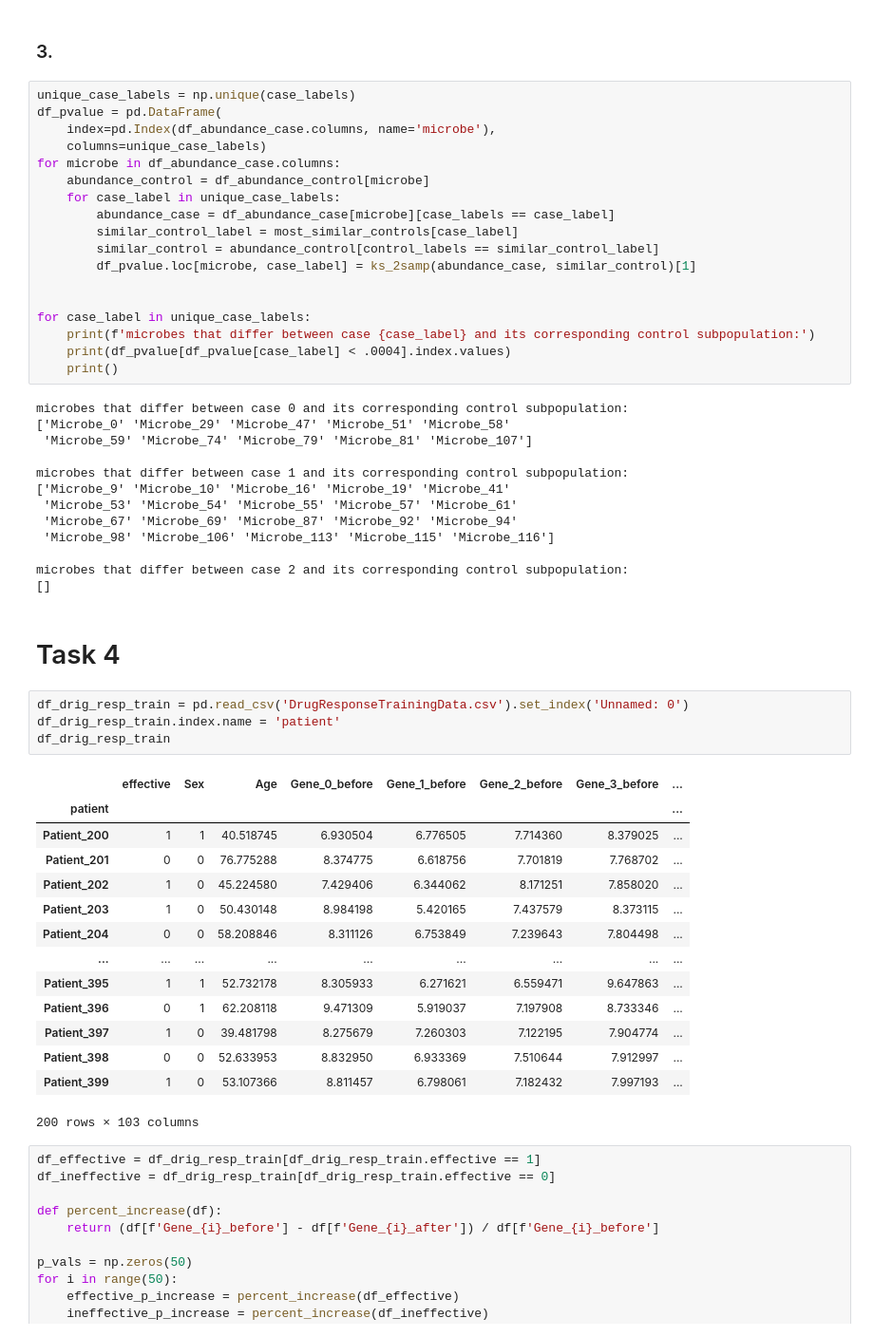
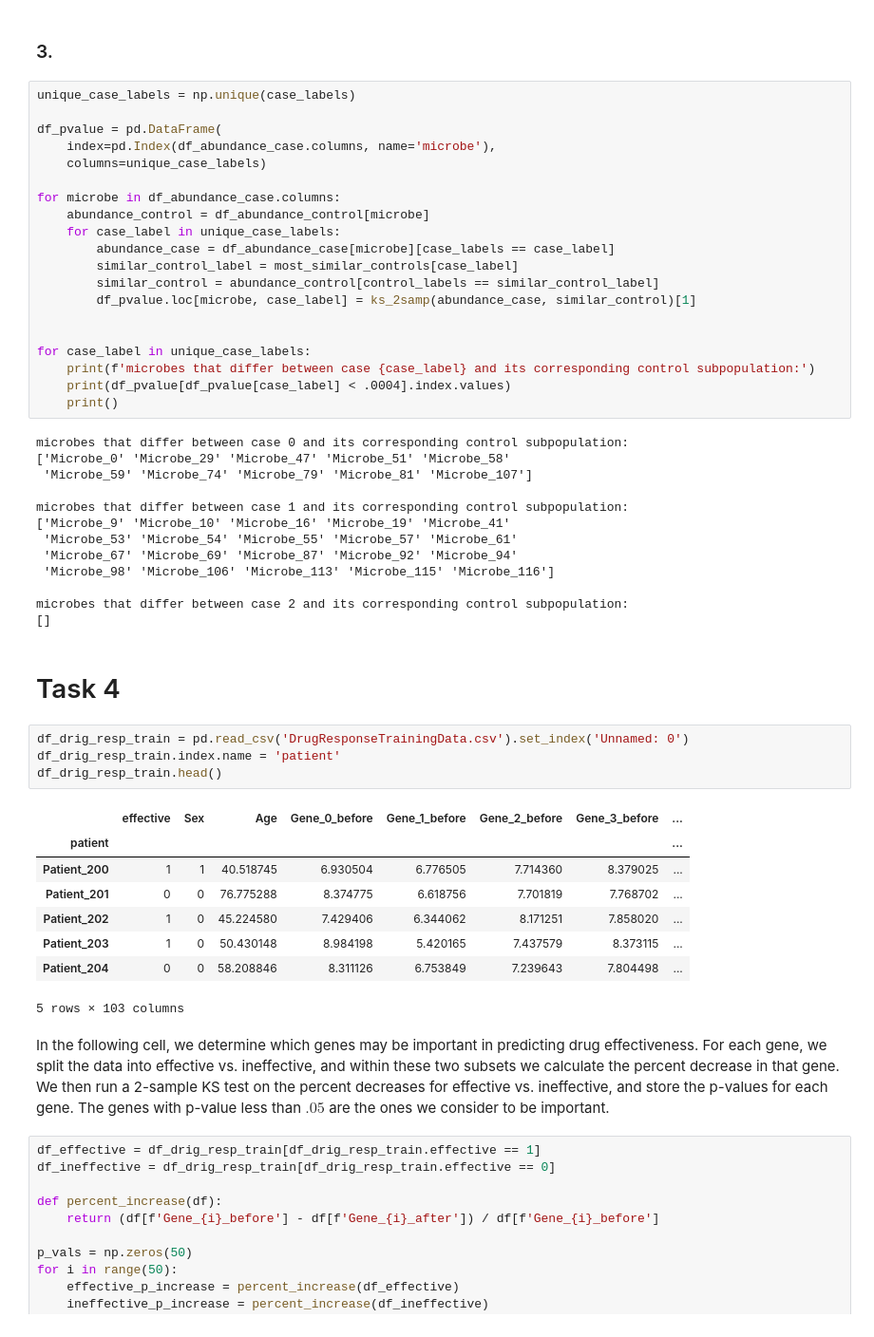
Before and after one commit to ArchieGertsman/ECE471-MP2, a Jupyter notebook: answers.ipynb, the cells around one changed output. Shown at 95% size. Drawn from its saved outputs; the diff is of its cells as text.

```diff
--- a/answers.ipynb
+++ b/answers.ipynb
@@ -741,9 +741,11 @@ case 2 is most similar to control 0, with prop different microbes = 0.0
 ### 3.
 # %%
 unique_case_labels = np.unique(case_labels)
+
 df_pvalue = pd.DataFrame(
     index=pd.Index(df_abundance_case.columns, name='microbe'),
     columns=unique_case_labels)
+
 for microbe in df_abundance_case.columns:
     abundance_control = df_abundance_control[microbe]
     for case_label in unique_case_labels:
@@ -775,22 +777,18 @@ microbes that differ between case 2 and its corresponding control subpopulation:
 # %%
 df_drig_resp_train = pd.read_csv('DrugResponseTrainingData.csv').set_index('Unnamed: 0')
 df_drig_resp_train.index.name = 'patient'
-df_drig_resp_train
+df_drig_resp_train.head()
 # %% [output]
 |  | effective | Sex | Age | Gene_0_before | Gene_1_before | Gene_2_before | Gene_3_before | ... |
 | patient |  |  |  |  |  |  |  | ... |
 | Patient_200 | 1 | 1 | 40.518745 | 6.930504 | 6.776505 | 7.714360 | 8.379025 | ... |
 | Patient_201 | 0 | 0 | 76.775288 | 8.374775 | 6.618756 | 7.701819 | 7.768702 | ... |
 | Patient_202 | 1 | 0 | 45.224580 | 7.429406 | 6.344062 | 8.171251 | 7.858020 | ... |
 | Patient_203 | 1 | 0 | 50.430148 | 8.984198 | 5.420165 | 7.437579 | 8.373115 | ... |
 | Patient_204 | 0 | 0 | 58.208846 | 8.311126 | 6.753849 | 7.239643 | 7.804498 | ... |
-| ... | ... | ... | ... | ... | ... | ... | ... | ... |
-| Patient_395 | 1 | 1 | 52.732178 | 8.305933 | 6.271621 | 6.559471 | 9.647863 | ... |
-| Patient_396 | 0 | 1 | 62.208118 | 9.471309 | 5.919037 | 7.197908 | 8.733346 | ... |
-| Patient_397 | 1 | 0 | 39.481798 | 8.275679 | 7.260303 | 7.122195 | 7.904774 | ... |
-| Patient_398 | 0 | 0 | 52.633953 | 8.832950 | 6.933369 | 7.510644 | 7.912997 | ... |
-| Patient_399 | 1 | 0 | 53.107366 | 8.811457 | 6.798061 | 7.182432 | 7.997193 | ... |
-200 rows × 103 columns
+5 rows × 103 columns
+# %% [markdown]
+In the following cell, we determine which genes may be important in predicting drug effectiveness. For each gene, we split the data into effective vs. ineffective, and within these two subsets we calculate the percent decrease in that gene. We then run a 2-sample KS test on the percent decreases for effective vs. ineffective, and store the p-values for each gene. The genes with p-value less than $.05$ are the ones we consider to be important.
 # %%
 df_effective = df_drig_resp_train[df_drig_resp_train.effective == 1]
 df_ineffective = df_drig_resp_train[df_drig_resp_train.effective == 0]
```
Also changed, not shown: parts of 4 cells of this notebook.
